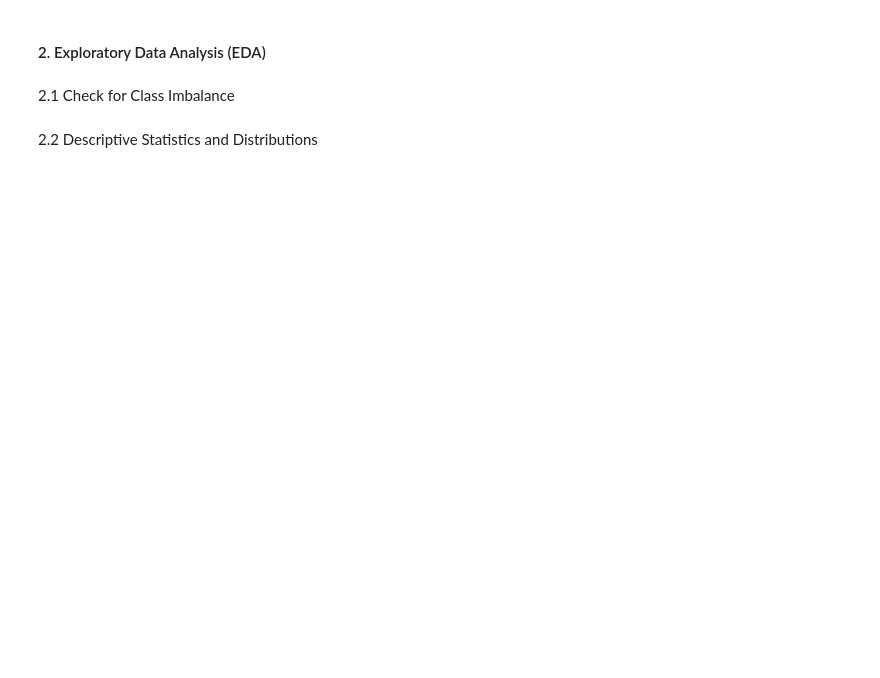
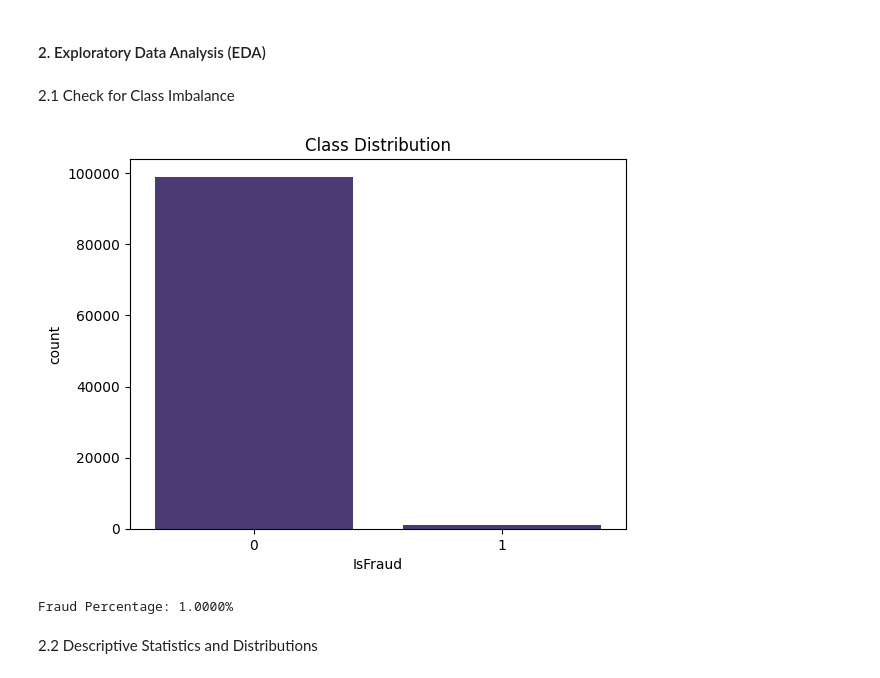
Before and after one commit to Siino-Z/Siino-Z.github.io, a Jupyter notebook: iPortfolio/Project4/credit-fraud-detection.ipynb, the cells around one changed output. Saved outputs shown, nothing was run; the diff lists cells and outputs as text; code cells hidden in the pictures; blank space fills up the shorter version.

```diff
--- a/iPortfolio/Project4/credit-fraud-detection.ipynb
+++ b/iPortfolio/Project4/credit-fraud-detection.ipynb
@@ -105,12 +147,15 @@ display(df.head())
 # %% [markdown]
 2.1 Check for Class Imbalance
 # %%
-sns.countplot(x=df["Class"])
+sns.countplot(x=df["IsFraud"])
 plt.title("Class Distribution")
 plt.show()
 
-fraud_percentage = df["Class"].mean() * 100
+fraud_percentage = df["IsFraud"].mean() * 100
 print(f"Fraud Percentage: {fraud_percentage:.4f}%")
+# %% [output]
+[figure, added]
+Fraud Percentage: 1.0000%
 # %% [markdown]
 2.2 Descriptive Statistics and Distributions
 # %%
```
Also changed, not shown: parts of 23 cells of this notebook.
